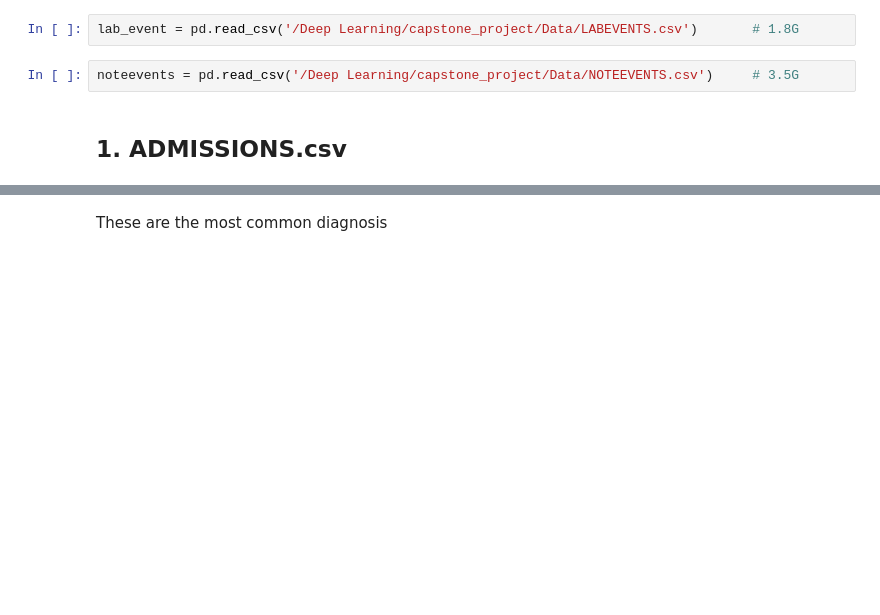
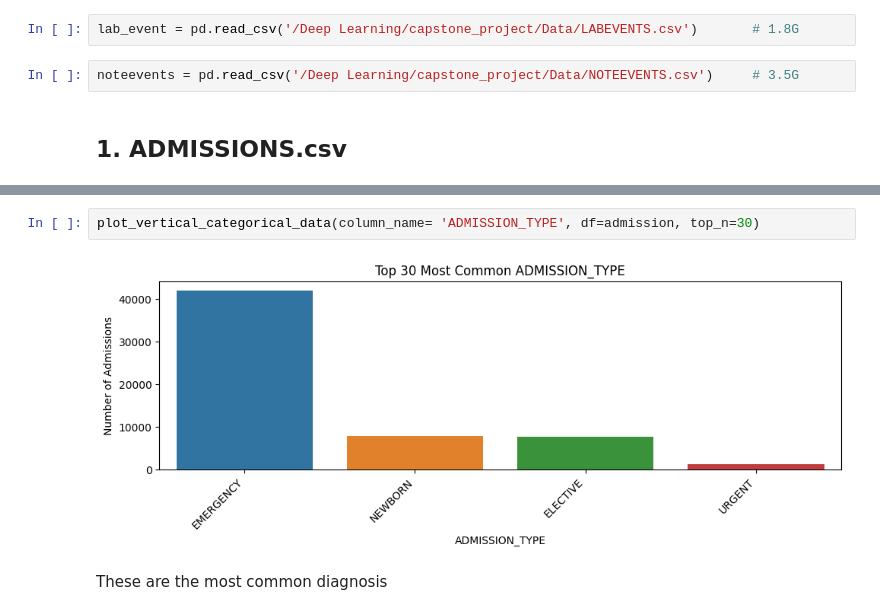
Before and after one commit to jiaminho/RPH-HAC-Prediction, a Jupyter notebook: HAC.ipynb, the cells around one changed output, grey strips where cells are left out. Drawn from its saved outputs; the diff is of its cells as text; blank space fills up the shorter version.

```diff
--- a/HAC.ipynb
+++ b/HAC.ipynb
@@ -121,3 +174,7 @@ plt.show()
+# %%
+plot_vertical_categorical_data(column_name= 'ADMISSION_TYPE', df=admission, top_n=30)
+# %% [output]
+[figure, added]
 # %% [markdown]
 These are the most common diagnosis
 # %%
```
Also changed, not shown: parts of 14 cells of this notebook.
